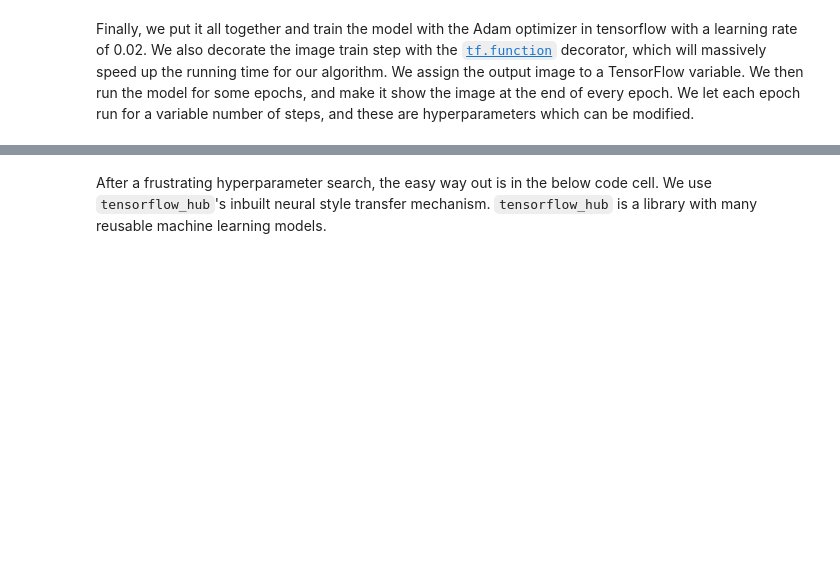
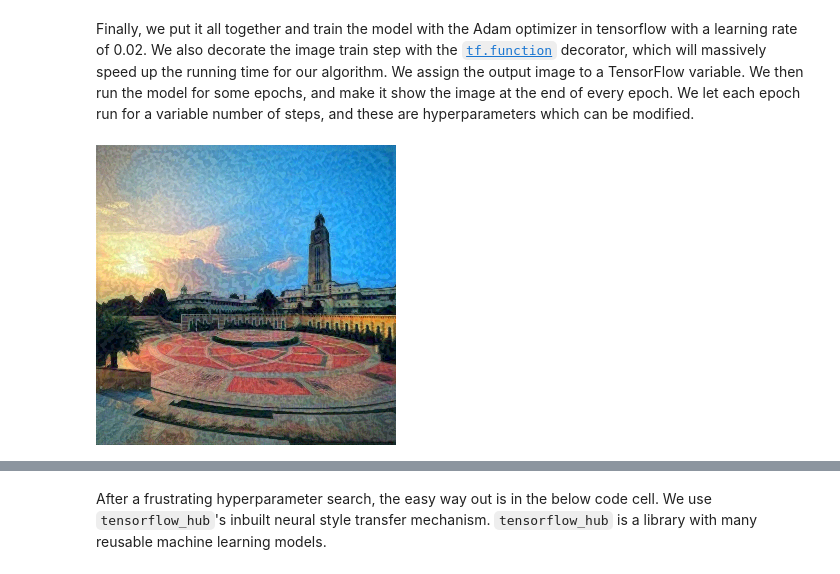
Before and after one commit to sbalan7/ConvNets, a Jupyter notebook: Neural Style Transfer/Neural Style Tranfer.ipynb, the cells around one changed output, grey strips where cells are left out. Drawn from its saved outputs; the diff is of its cells as text; code cells hidden in the pictures; blank space fills up the shorter version.

```diff
--- a/Neural Style Transfer/Neural Style Tranfer.ipynb
+++ b/Neural Style Transfer/Neural Style Tranfer.ipynb
@@ -65,13 +72,15 @@ Here, we use the [VGG19 model](https://arxiv.org/pdf/1409.1556.pdf). It was a wi
 # %%
-content_layers = ['block1_conv2',
+content_layers = [#'block1_conv2',
                   #'block2_conv2',
-                  #'block2_conv3'
+                  #'block3_conv2',
+                  'block4_conv2',
+                  #'block5_conv2'
                   ]
 
 style_layers = ['block1_conv1',
                 'block2_conv1',
-                #'block3_conv1',
-                #'block4_conv1',
+                'block3_conv1',
+                'block4_conv1',
                 'block5_conv1'
                 ]
 
@@ -139,14 +148,14 @@ The total loss is hence put together as follows, with $\alpha$, the content weig
 $$L = \alpha L_{content} + \beta L_{style}$$
 The values of the variables in the code block below can be modified to experiment with the various outputs.
 # %%
-style_weight = 1e-6
-content_weight = 1e4
+style_weight = 2e-5
+content_weight = 5e5
 
-style_weights = {'block1_conv1': 1.,
-                 'block2_conv1': .8,
-                 'block3_conv1': .4,
-                 'block4_conv1': .2,
-                 'block5_conv1': .1}
+style_weights = {'block1_conv1': 1,
+                 'block2_conv1': 2,
+                 'block3_conv1': 7,
+                 'block4_conv1': 1,
+                 'block5_conv1': 4}
 # %%
 def total_loss(outputs):
     style_outputs = outputs['style']
@@ -179,17 +188,25 @@ total_variation_weight=10
 # %% [markdown]
 Finally, we put it all together and train the model with the Adam optimizer in tensorflow with a learning rate of 0.02. We also decorate the image train step with the [`tf.function`](https://www.tensorflow.org/guide/function) decorator, which will massively speed up the running time for our algorithm. We assign the output image to a TensorFlow variable. We then run the model for some epochs, and make it show the image at the end of every epoch. We let each epoch run for a variable number of steps, and these are hyperparameters which can be modified.
 # %%
-opt = tf.optimizers.Adam(learning_rate=0.02)
+opt = tf.optimizers.Adam(learning_rate=0.02, beta_1=0.99, epsilon=1e-1)
 # %%
 @tf.function()
 def train_step(image):
   with tf.GradientTape() as tape:
     outputs = extractor(image)
-    loss = total_loss(outputs) + total_variation_weight*tf.image.total_variation(image)
+    loss = total_loss(outputs)
+    loss += total_variation_weight*tf.image.total_variation(image)
 
   grad = tape.gradient(loss, image)
   opt.apply_gradients([(grad, image)])
   image.assign(tf.clip_by_value(image, clip_value_min=0.0, clip_value_max=1.0))
 # %%
 target_image = tf.Variable(content)
+# %%
+train_step(target_image)
+train_step(target_image)
+train_step(target_image)
+tensor_to_image(target_image)
+# %% [output]
+[figure, added]
 # %%
```
Also changed, not shown: parts of 13 cells of this notebook.
